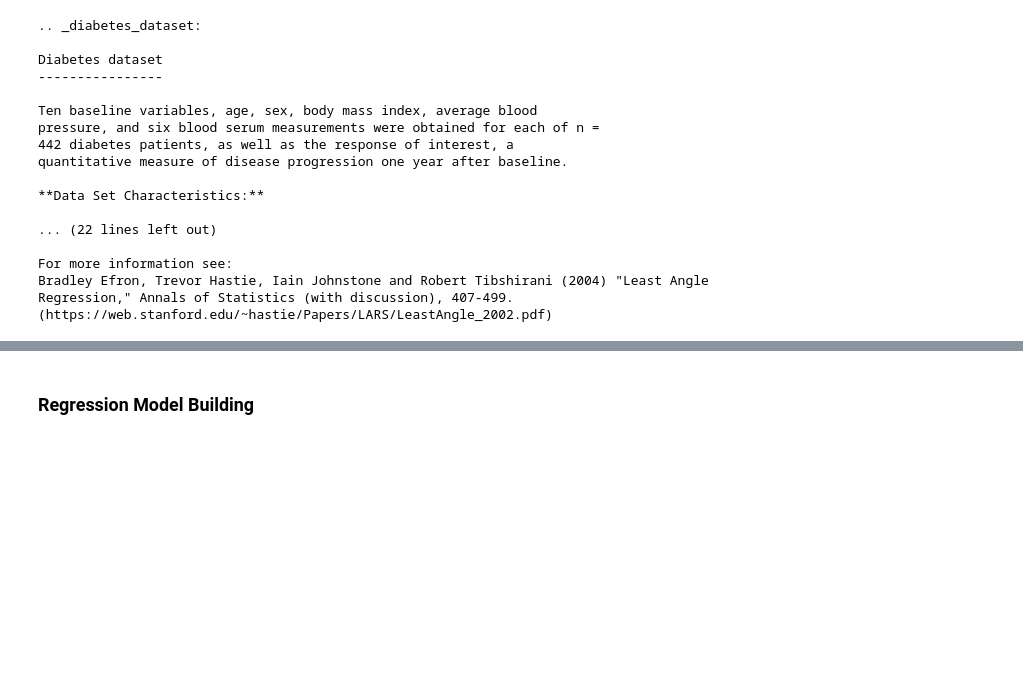
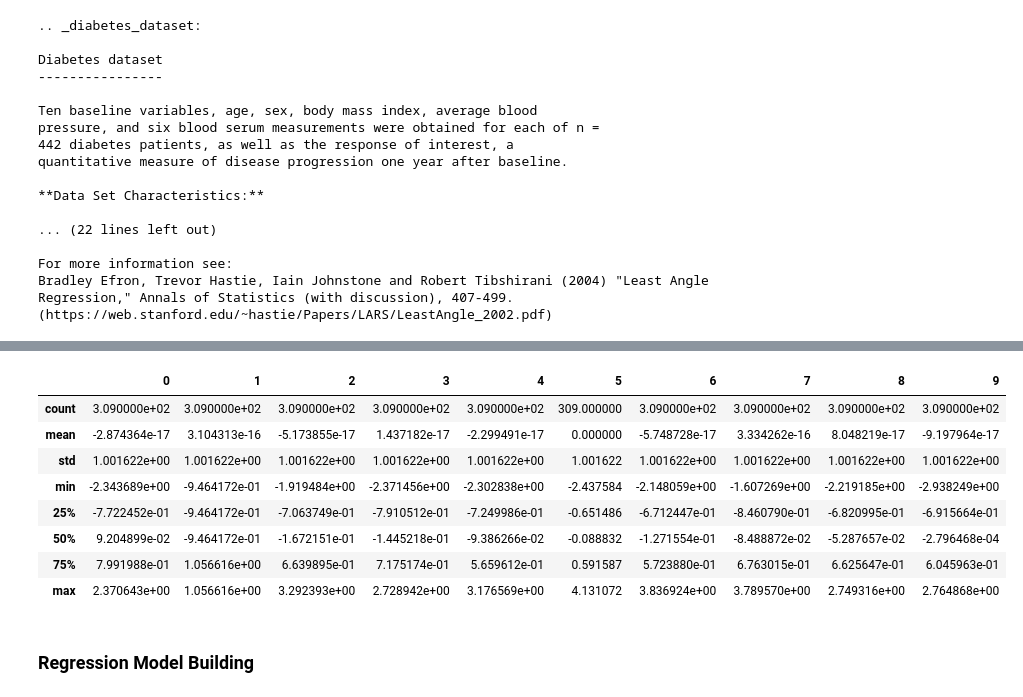
Before and after one commit to miguel05mex78-bot/DataScienceMastery, a Jupyter notebook: Random_Forest_Regresor_Diabetes.ipynb, the cells around one changed output, grey strips where cells are left out. Saved outputs shown, nothing was run; the diff lists cells and outputs as text; code cells hidden in the pictures; blank space fills up the shorter version.

```diff
--- a/Random_Forest_Regresor_Diabetes.ipynb
+++ b/Random_Forest_Regresor_Diabetes.ipynb
@@ -63,34 +75,47 @@ y = diabetes.target
 # %%
+
 # Splitting the dataset
 # X → input features
 # y → target values
 # 📊 Outputs:
 # X_train → training features (70% of data)
 # X_test → testing features (30% of data)
 # y_train → training labels
 # y_test → testing labels
 # ⚙️ Parameters:
 # test_size=0.3 → 30% of data is used for testing
 # random_state=42 → ensures the split is reproducible (same result every time)
 
 X_train, X_test, y_train, y_test = train_test_split(X, y,
                                                     test_size=0.3,
                                                     random_state=42)
 # This creates a scaling object that will standardize your data.
 scaler = StandardScaler()
 # Two things happen here:
 # fit → learns the mean and standard deviation from X_train
 # transform → scales the data using that information
 # 📌 After this, your features have:
 # mean ≈ 0
 # standard deviation ≈ 1
 X_train = scaler.fit_transform(X_train)
 # 👉 This scales the test data using the same values learned from training data.
 # ⚠️ Important:
 # You do NOT use fit_transform here
 # This avoids data leakage
 
 X_test = scaler.transform(X_test)
+# the data is already standardized, check the mean
+pd.DataFrame(X_train).describe()
+# %% [output]
+|  | 0 | 1 | 2 | 3 | 4 | 5 | 6 | 7 | 8 | 9 |
+| count | 3.090000e+02 | 3.090000e+02 | 3.090000e+02 | 3.090000e+02 | 3.090000e+02 | 309.000000 | 3.090000e+02 | 3.090000e+02 | 3.090000e+02 | 3.090000e+02 |
+| mean | -2.874364e-17 | 3.104313e-16 | -5.173855e-17 | 1.437182e-17 | -2.299491e-17 | 0.000000 | -5.748728e-17 | 3.334262e-16 | 8.048219e-17 | -9.197964e-17 |
+| std | 1.001622e+00 | 1.001622e+00 | 1.001622e+00 | 1.001622e+00 | 1.001622e+00 | 1.001622 | 1.001622e+00 | 1.001622e+00 | 1.001622e+00 | 1.001622e+00 |
+| min | -2.343689e+00 | -9.464172e-01 | -1.919484e+00 | -2.371456e+00 | -2.302838e+00 | -2.437584 | -2.148059e+00 | -1.607269e+00 | -2.219185e+00 | -2.938249e+00 |
+| 25% | -7.722452e-01 | -9.464172e-01 | -7.063749e-01 | -7.910512e-01 | -7.249986e-01 | -0.651486 | -6.712447e-01 | -8.460790e-01 | -6.820995e-01 | -6.915664e-01 |
+| 50% | 9.204899e-02 | -9.464172e-01 | -1.672151e-01 | -1.445218e-01 | -9.386266e-02 | -0.088832 | -1.271554e-01 | -8.488872e-02 | -5.287657e-02 | -2.796468e-04 |
+| 75% | 7.991988e-01 | 1.056616e+00 | 6.639895e-01 | 7.175174e-01 | 5.659612e-01 | 0.591587 | 5.723880e-01 | 6.763015e-01 | 6.625647e-01 | 6.045963e-01 |
+| max | 2.370643e+00 | 1.056616e+00 | 3.292393e+00 | 2.728942e+00 | 3.176569e+00 | 4.131072 | 3.836924e+00 | 3.789570e+00 | 2.749316e+00 | 2.764868e+00 |
 # %% [markdown]
 ### Regression Model Building
 # %%
```
Also changed, not shown: parts of 4 cells of this notebook.
